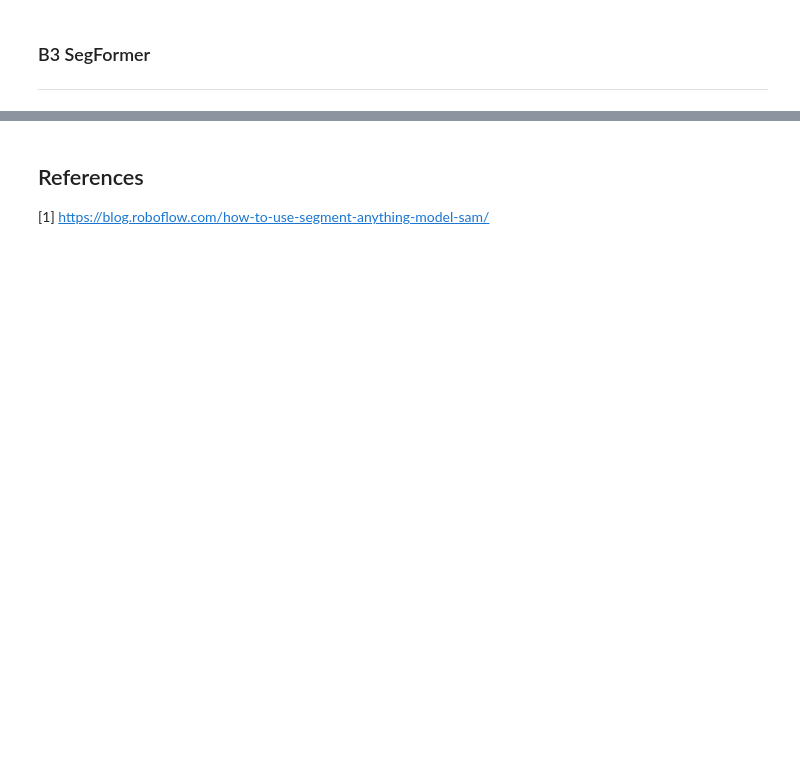
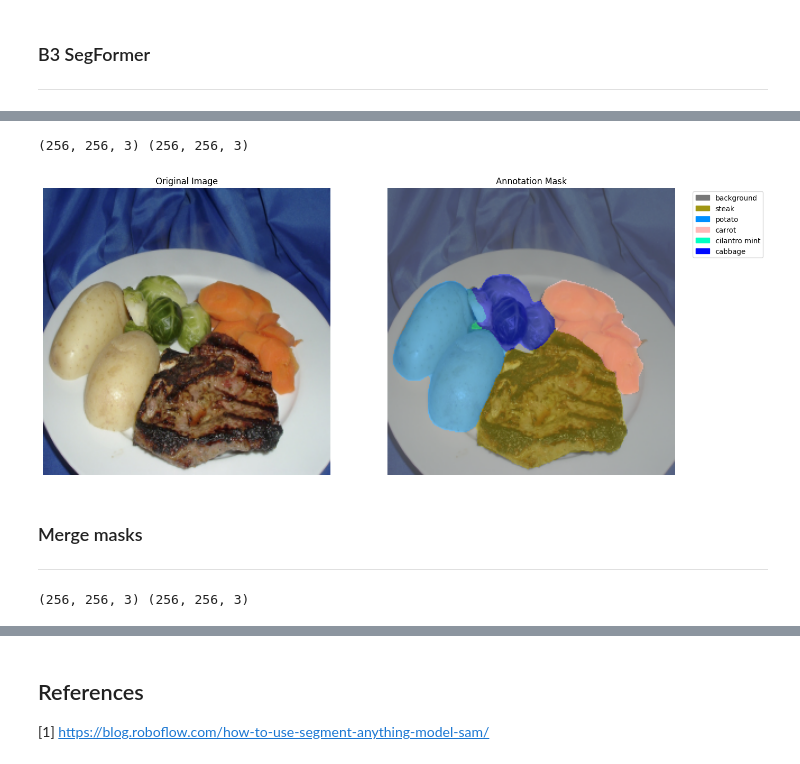
Before and after one commit to fernandocfbf/food-macro-analyzer, a Jupyter notebook: segmentation_SAM_model.ipynb, the cells around one changed output, grey strips where cells are left out. Drawn from its saved outputs; the diff is of its cells as text; code cells hidden in the pictures; blank space fills up the shorter version.

```diff
--- a/segmentation_SAM_model.ipynb
+++ b/segmentation_SAM_model.ipynb
@@ -62,0 +73,2 @@ HFValidationError: Repo id must use alphanumeric chars or '-', '_', '.', '--' an
+# %%
+segformer_model = SegFormerModel()
@@ -62,0 +77,8 @@ HFValidationError: Repo id must use alphanumeric chars or '-', '_', '.', '--' an
+# %%
+segformer_model.preview_image_segmentation(image_rgb)
+# %% [output]
+(256, 256, 3) (256, 256, 3)
+[figure, added]
+# %% [markdown]
+### Merge masks
+---
@@ -62,0 +94,5 @@ HFValidationError: Repo id must use alphanumeric chars or '-', '_', '.', '--' an
+# %%
+color_seg = segformer_model.generate_pallete_for_mask(base_mask)
+blend = segformer_model.apply_mask_on_image(image_rgb, color_seg)
+# %% [output]
+(256, 256, 3) (256, 256, 3)
```
Also changed, not shown: parts of 18 cells of this notebook, 2 other files.
